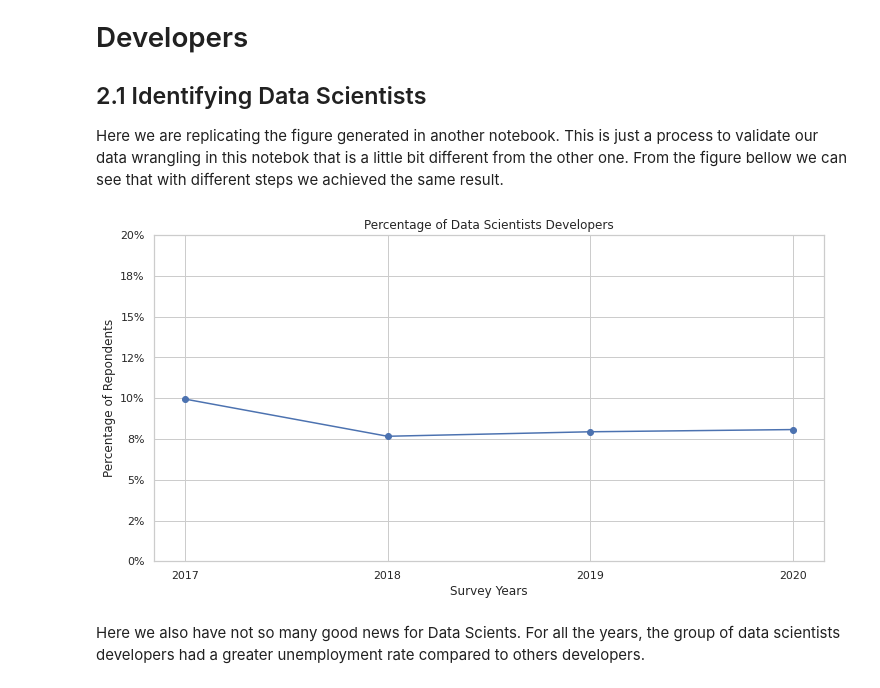
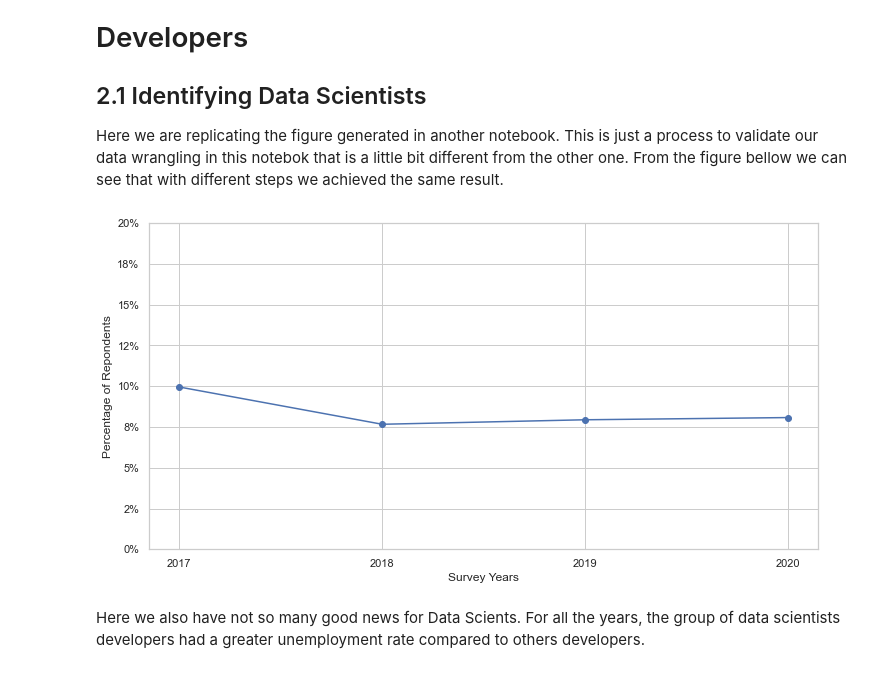
Before and after one commit to leofmr/stack_ds, a Jupyter notebook: 02 - DataScienceUnemployment.ipynb, the cells around one changed output. Saved outputs shown, nothing was run; the diff lists cells and outputs as text; code cells hidden in the pictures.

```diff
--- a/02 - DataScienceUnemployment.ipynb
+++ b/02 - DataScienceUnemployment.ipynb
@@ -57,18 +57,19 @@ Here we are replicating the figure generated in another notebook. This is just a
 # %%
 # identifying data scientists
 df['data_science'] = df['devtype'].str.contains('Data scientist|Machine learning')
 
 # ploting the evol of the share of data scientists
 ax = df.groupby('year')['data_science'].mean().plot(figsize=(12, 6), marker='.', markersize=12)
 plt.ylim(0, 0.2)
 plt.xticks([2017, 2018, 2019, 2020])
 ax.yaxis.set_major_formatter(lambda x, p: f'{x:.0%}')
 plt.xlabel('Survey Years')
 plt.ylabel('Percentage of Repondents')
-plt.title('Percentage of Data Scientists Developers')
+#plt.title('Percentage of Data Scientists Developers')
+plt.savefig('figs/ds_evol.png', bbox_inches='tight', dpi=300)
 plt.show()
 # %% [output]
-[figure, old version]
+[figure, new version]
 # %% [markdown]
 Here we also have not so many good news for Data Scients. For all the years, the group of data scientists developers had a greater unemployment rate compared to others developers.
 # %%
```
Also changed, not shown: parts of 1 cell of this notebook, 1 other file.
